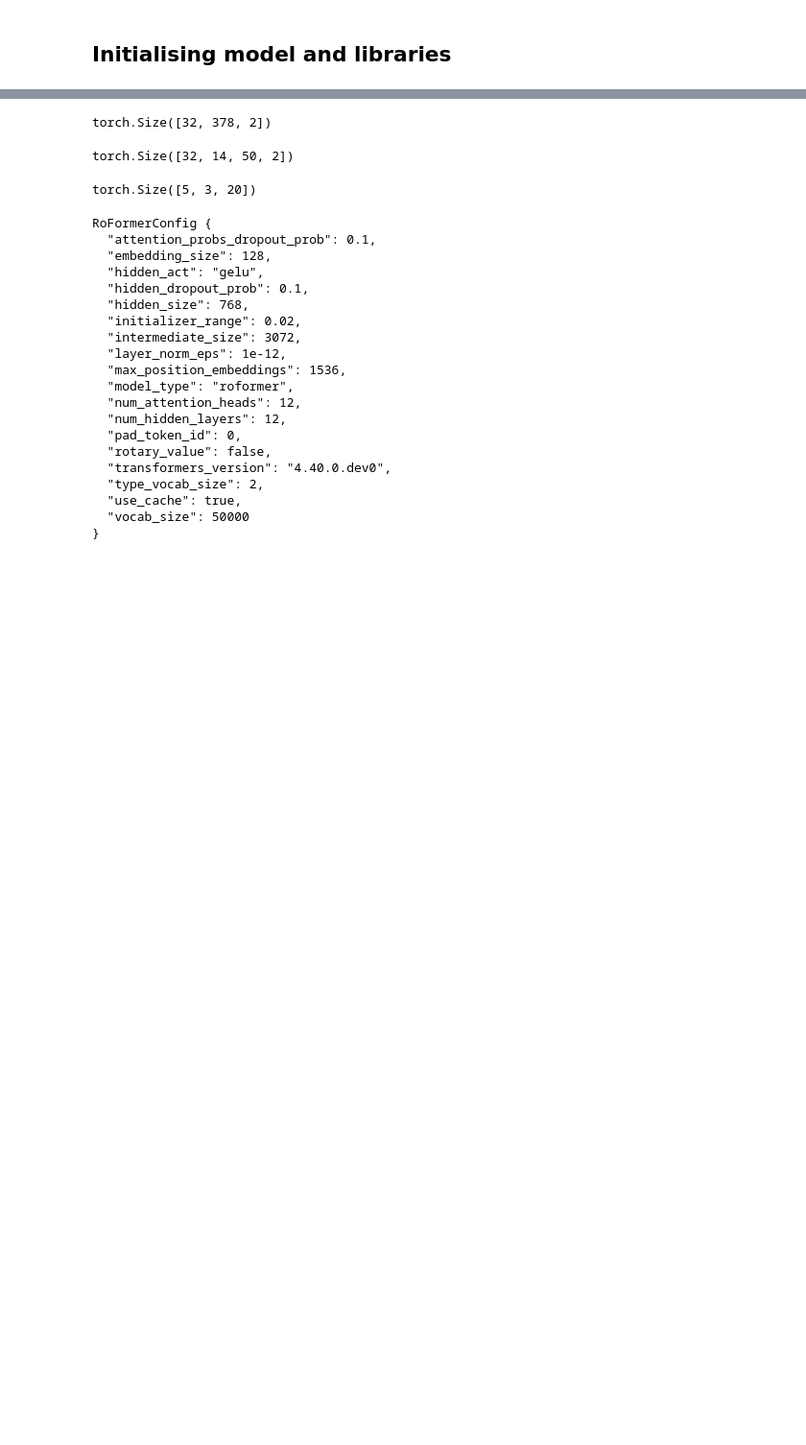
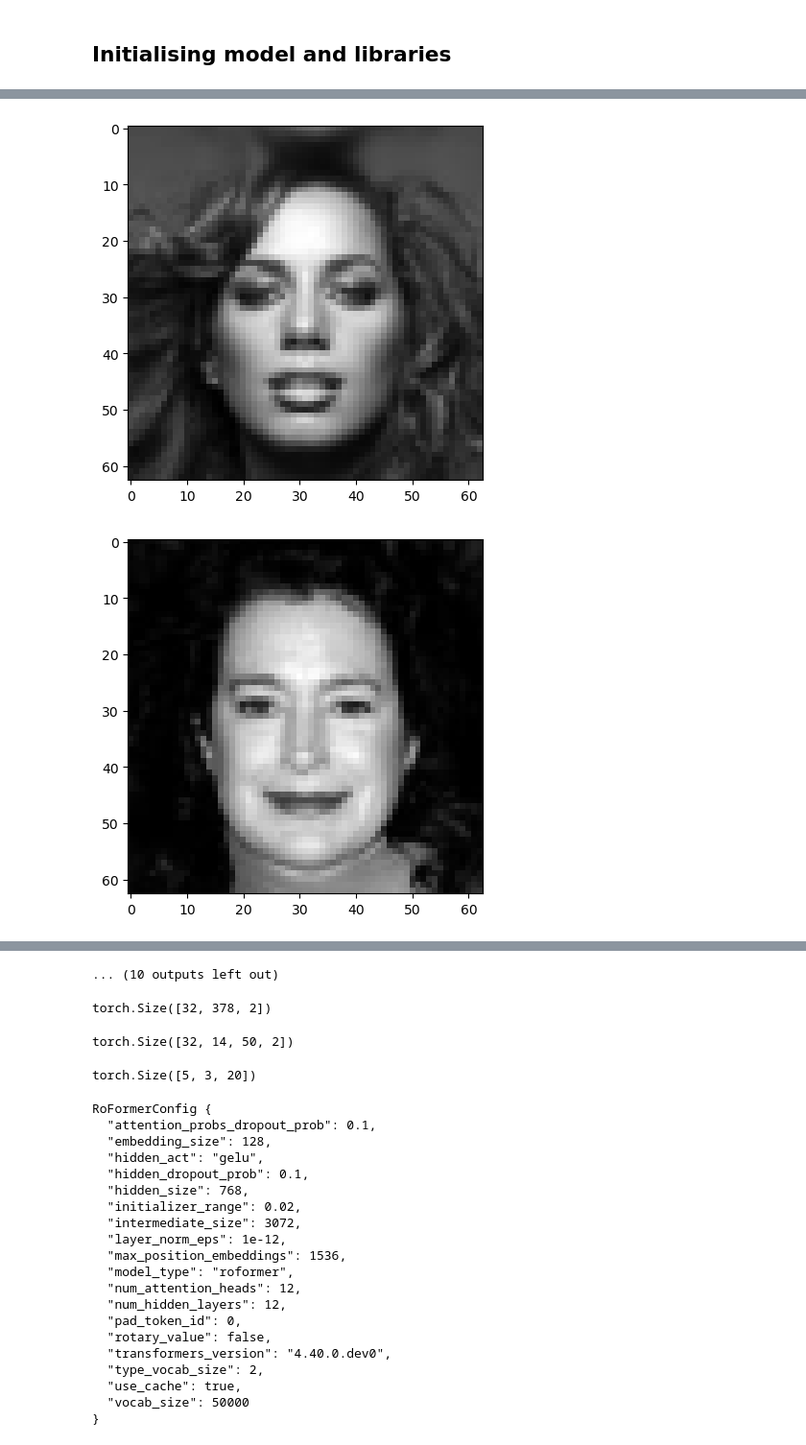
Before and after one commit to AmanKukde/FourierImageTransformer, a Jupyter notebook: Playground.ipynb, the cells around one changed output, grey strips where cells are left out. Shown at 96% size. Drawn from its saved outputs; the diff is of its cells as text; code cells hidden in the pictures; blank space fills up the shorter version.

```diff
--- a/Playground.ipynb
+++ b/Playground.ipynb
@@ -74,0 +113,8 @@ Model Loaded
+# %%
+plt.figure();
+for i in range(10,32):
+    plt.imshow(img[i].cpu().numpy(), cmap='gray')
+    plt.show()
+# %% [output]
+[figure, added]
+[figure, added]
@@ -75 +131,2 @@ Model Loaded
+... (10 outputs left out)
 # %%
```
Also changed, not shown: parts of 8 cells of this notebook, 5 other files.
